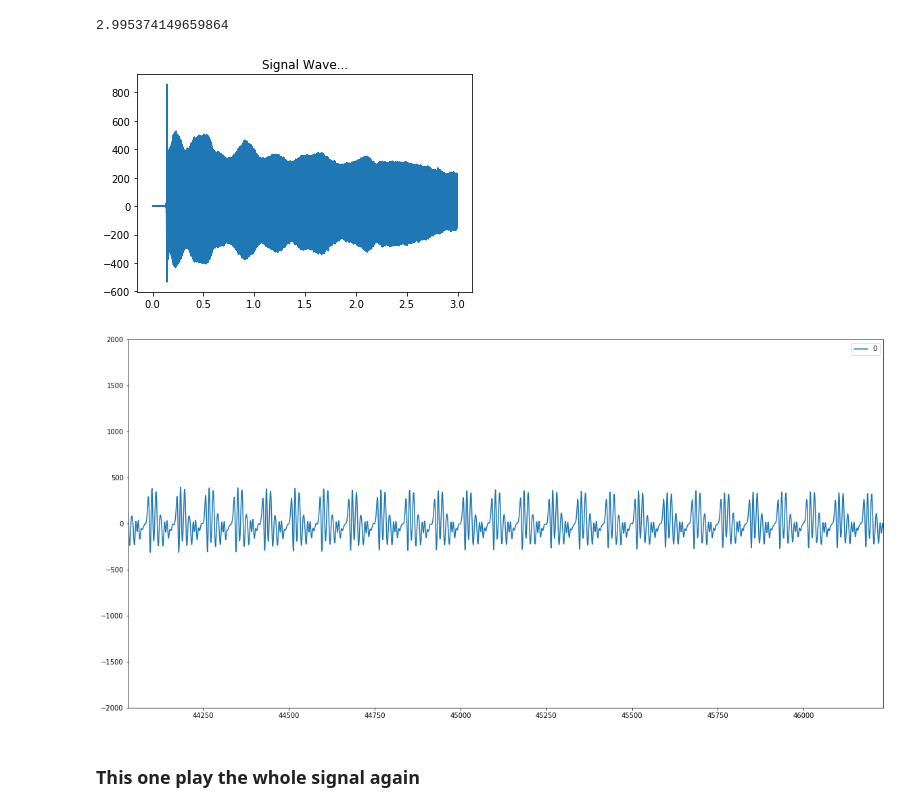
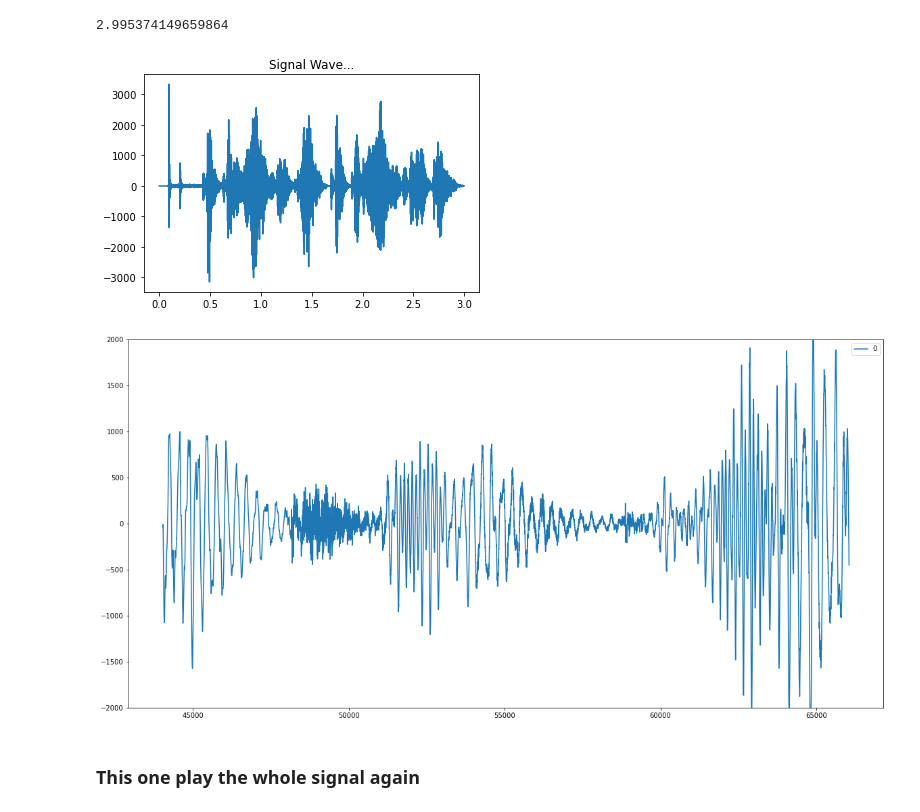
Before and after one commit to mgeraldo/Fourier-and-Sound-Processing, a Jupyter notebook: Record Audio Using PyAudio.ipynb, the cells around one changed output. Drawn from its saved outputs; the diff is of its cells as text; code cells hidden in the pictures.

```diff
--- a/Record Audio Using PyAudio.ipynb
+++ b/Record Audio Using PyAudio.ipynb
@@ -145,29 +177,29 @@ wf.getnframes()/wf.getframerate()
 2.995374149659864
 # %%
 import sys
-spf = wave.open("Output2.wav", "r")
+spf = wave.open("Output3.wav", "r")
 
 # Extract Raw Audio from Wav File
 signal_f = spf.readframes(-1)
 #signal = np.fromstring(signal, "Int16") <- this is the old way to write it. It is being deprecated.
 signal = np.frombuffer(signal_f, np.int16)
 
 fs = spf.getframerate()
 
 # If Stereo
 if spf.getnchannels() == 2:
     print("Just mono files")
     sys.exit(0)
 
 
 Time = np.linspace(0, len(signal) / fs, num=len(signal))
 
 plt.figure(1)
 plt.title("Signal Wave...")
 plt.plot(Time, signal)
 plt.show()
 # %% [output]
-[figure, old version]
+[figure, new version]
 # %%
 import matplotlib.pyplot as plt
 import struct
@@ -178,8 +210,8 @@ import numpy as np
 #start_frame =int(len(signal)/3*2.1)
 #end_frame = int(len(signal)/3*2.8)
 
-start_frame =int(len(signal)/3*1.0)
-end_frame = int(len(signal)/3*1.05)
+start_frame =int(len(signal)/3*1)
+end_frame = int(len(signal)/3*1.5)
 
 
 index_series = np.arange(start_frame, end_frame)
@@ -188,5 +220,5 @@ my_frames = pd.DataFrame(signal[start_frame:end_frame], index=index_series)
 #data_int = pd.DataFrame(struct.unpack('@'+str(chunk)+ 'h',frame)) # 'h' is for 2 byte signed integer
 ax = my_frames.plot(figsize=(20,10),ylim=(-2000,2000))
 # %% [output]
-[figure, old version]
+[figure, new version]
 # %%
```
Also changed, not shown: parts of 28 cells of this notebook, 4 other files.
